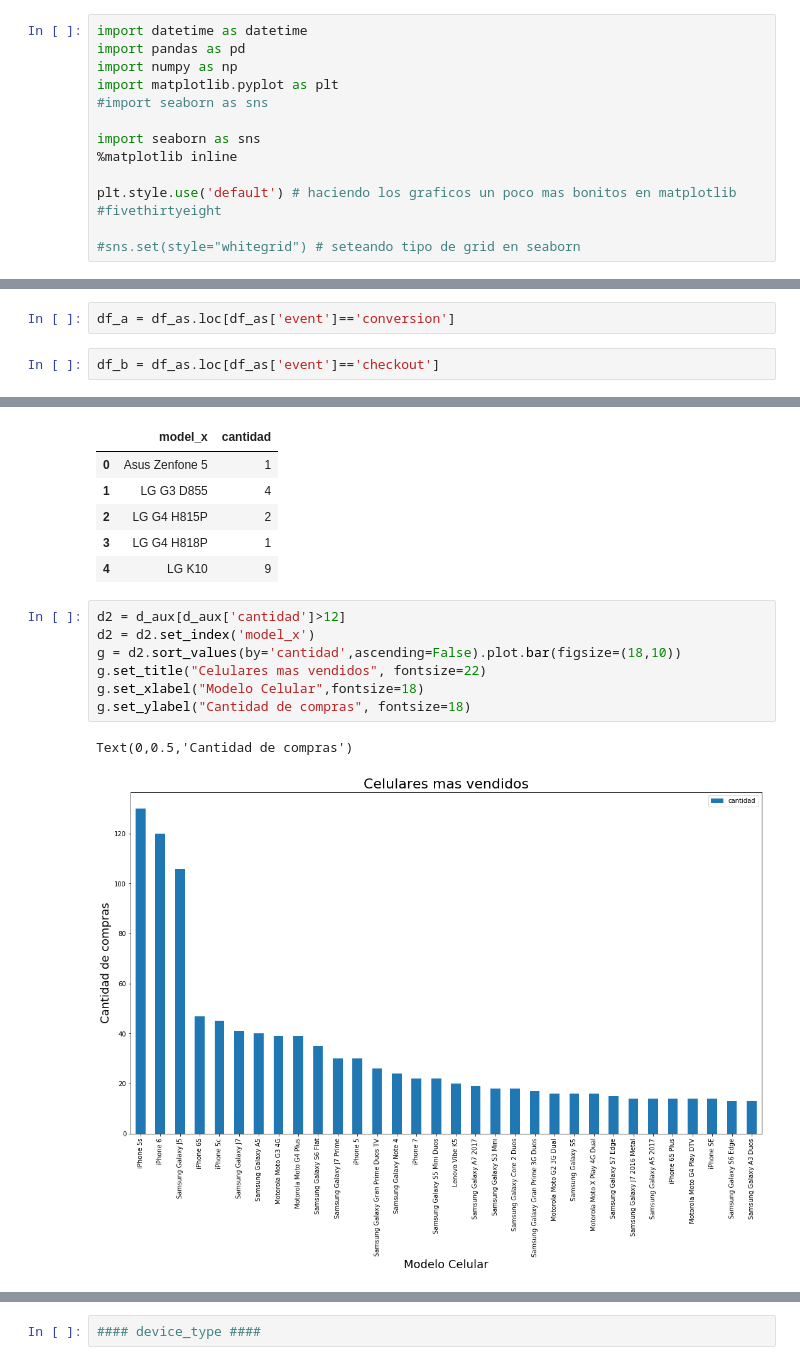
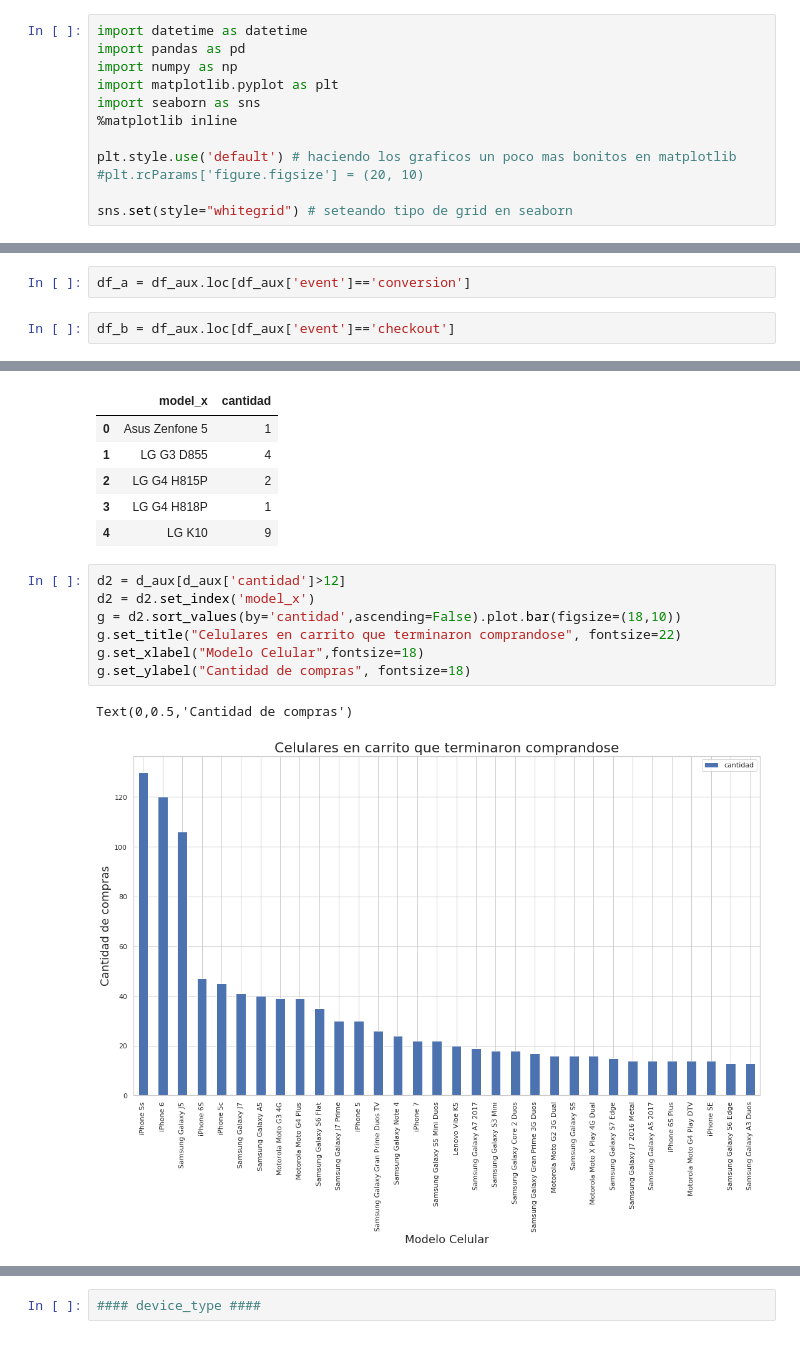
Before and after one commit to alepenaa94/TP1-Datos, a Jupyter notebook: analisis-ale.ipynb, the cells around one changed output, grey strips where cells are left out. Cells and saved outputs as stored; diff of their text form.

```diff
--- a/analisis-ale.ipynb
+++ b/analisis-ale.ipynb
@@ -3,14 +3,12 @@ import datetime as datetime
 import pandas as pd
 import numpy as np
 import matplotlib.pyplot as plt
-#import seaborn as sns
-
 import seaborn as sns
 %matplotlib inline
 
 plt.style.use('default') # haciendo los graficos un poco mas bonitos en matplotlib
-#fivethirtyeight
+#plt.rcParams['figure.figsize'] = (20, 10)
 
-#sns.set(style="whitegrid") # seteando tipo de grid en seaborn
+sns.set(style="whitegrid") # seteando tipo de grid en seaborn
 # %%
 df_eventos = pd.read_csv('/home/alejandro/Desktop/Orga_Datos_2C_2k18/tp1/fiuba-trocafone-tp1-final-set/events.csv',low_memory=False)
@@ -616,7 +272,7 @@ df_as.head()
 # %%
-df_a = df_as.loc[df_as['event']=='conversion']
+df_a = df_aux.loc[df_aux['event']=='conversion']
 # %%
-df_b = df_as.loc[df_as['event']=='checkout']
+df_b = df_aux.loc[df_aux['event']=='checkout']
 # %%
 df_merge = pd.merge(df_a,df_b,how='inner',on=['person','sku'])
 # %%
@@ -653,10 +309,10 @@ d_aux.head()
 # %%
 d2 = d_aux[d_aux['cantidad']>12]
 d2 = d2.set_index('model_x')
 g = d2.sort_values(by='cantidad',ascending=False).plot.bar(figsize=(18,10))
-g.set_title("Celulares mas vendidos", fontsize=22)
+g.set_title("Celulares en carrito que terminaron comprandose", fontsize=22)
 g.set_xlabel("Modelo Celular",fontsize=18)
 g.set_ylabel("Cantidad de compras", fontsize=18)
 # %% [output]
 Text(0,0.5,'Cantidad de compras')
-[figure, old version]
+[figure, new version]
```
Also changed, not shown: parts of 147 cells of this notebook.
